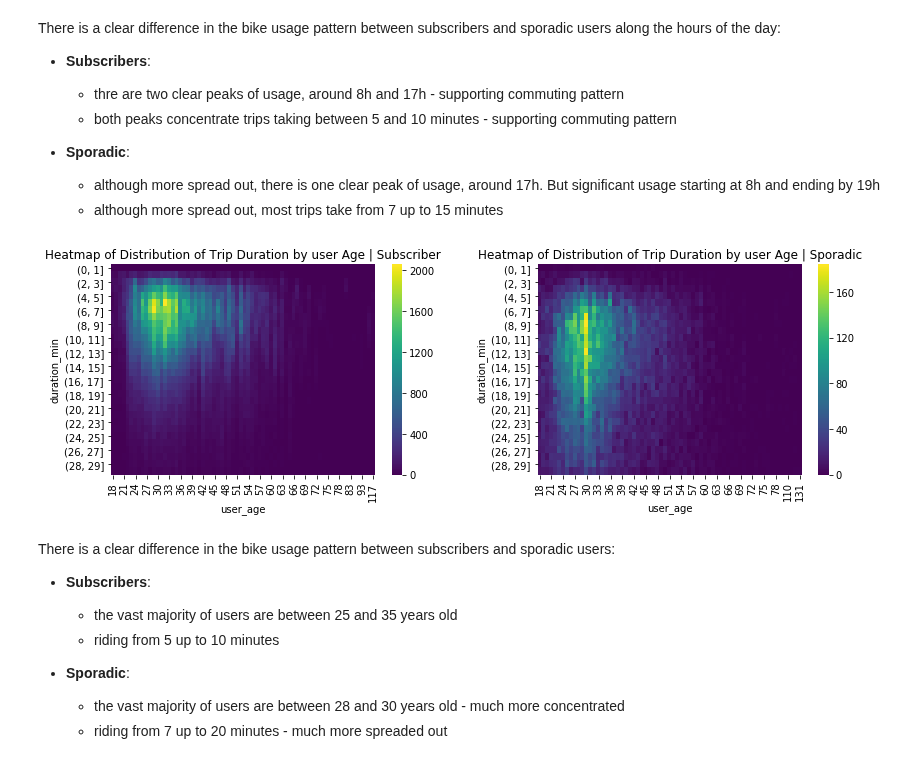
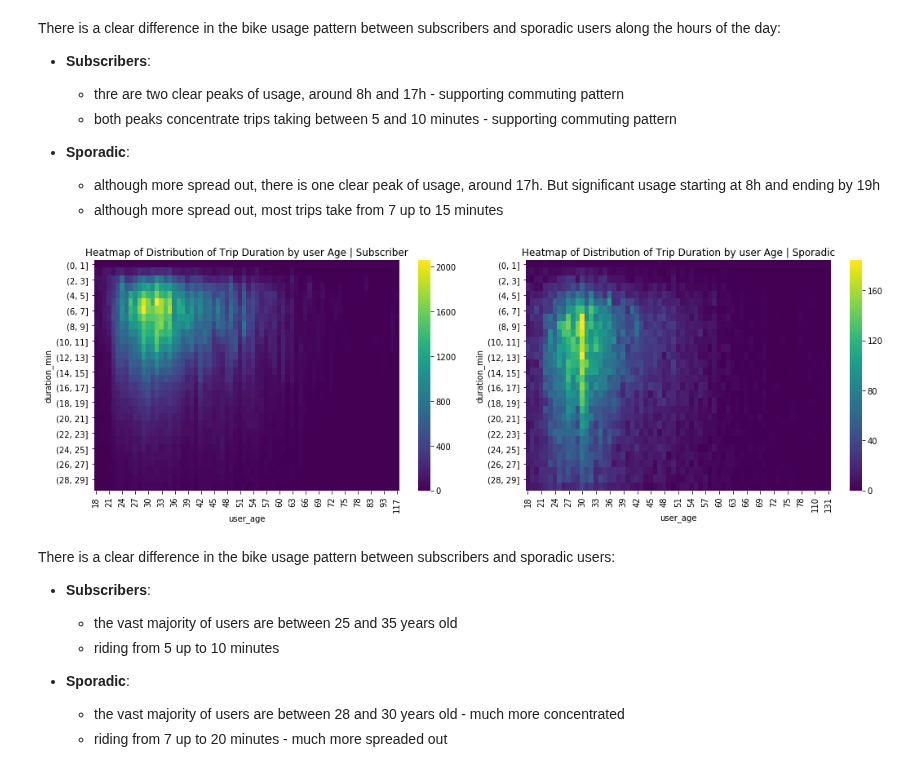
Before and after one commit to marcellovictorino/DAND_5_DataViz, a Jupyter notebook: 2_Project_ FordGoBike/2_Presentation.ipynb, the cells around one changed output. Saved outputs shown, nothing was run; the diff lists cells and outputs as text; code cells hidden in the pictures.

```diff
--- a/2_Project_ FordGoBike/2_Presentation.ipynb
+++ b/2_Project_ FordGoBike/2_Presentation.ipynb
@@ -197,23 +201,23 @@ There is a clear difference in the bike usage pattern between subscribers and sp
     - although more spread out, most trips take from 7 up to 15 minutes
 # %%
 # Trip duration vs User age - count vs Subscriber
-plt.figure(figsize=(12,4))
+plt.figure(figsize=(15,5))
 
 plt.subplot(121)
 trip_duration_bins = pd.cut(subscriber1.duration_min, bins=range(0,61))
 sns.heatmap(subscriber1.pivot_table(index=trip_duration_bins, columns=subscriber1.user_age, aggfunc='count',
                                 fill_value=0).gender, vmin=0,cmap='viridis');
 plt.title('Heatmap of Distribution of Trip Duration by user Age | Subscriber');
 
 plt.subplot(122)
 trip_duration_bins = pd.cut(subscriber0.duration_min, bins=range(0,61))
 sns.heatmap(subscriber0.pivot_table(index=trip_duration_bins, columns=subscriber0.user_age, aggfunc='count',
                                 fill_value=0).gender, vmin=0,cmap='viridis');
 plt.title('Heatmap of Distribution of Trip Duration by user Age | Sporadic');
 
 plt.tight_layout()
 # %% [output]
-[figure, old version]
+[figure, new version]
 # %% [markdown]
 There is a clear difference in the bike usage pattern between subscribers and sporadic users:
 + **Subscribers**:
```
Also changed, not shown: parts of 6 cells of this notebook.
